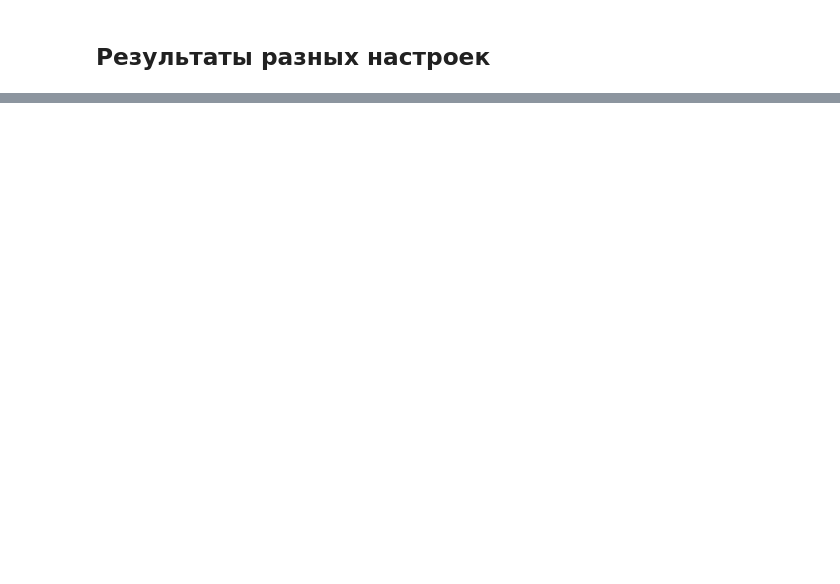
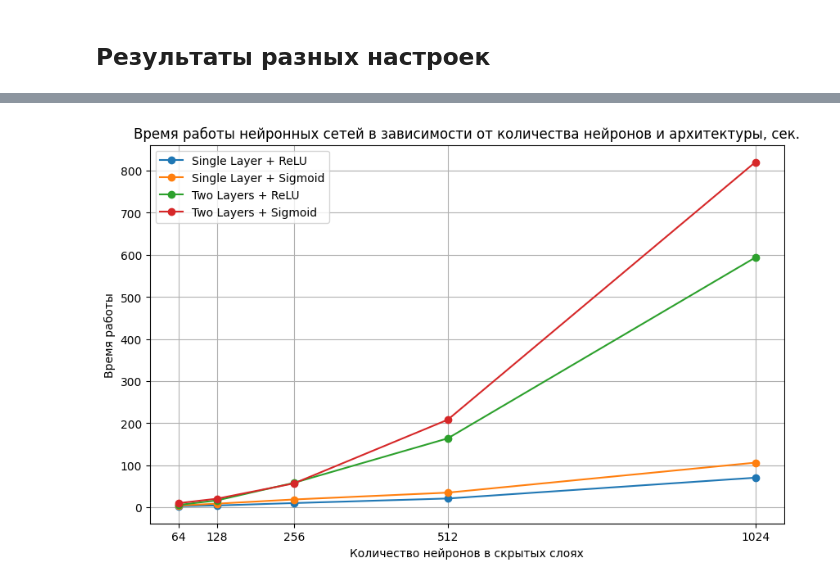
Before and after one commit to FREDY129053/AI_Systems_LABS, a Jupyter notebook: Lab_3_6.ipynb, the cells around one changed output, grey strips where cells are left out. Drawn from its saved outputs; the diff is of its cells as text; code cells hidden in the pictures; blank space fills up the shorter version.

Commit message:
add: work time counter

```diff
--- a/Lab_3_6.ipynb
+++ b/Lab_3_6.ipynb
@@ -95,5 +104,5 @@ model_lin_reg = nn.Sequential(
     nn.Linear(X_train.shape[1], 1)
 )
 
-learn_model(model_lin_reg)
+learn_model(model_lin_reg, model_name="Линейная регрессия")
 # %% [output]
@@ -910,0 +916,45 @@ plt.show()
+# %%
+import matplotlib.pyplot as plt
+
+nn_work_time = {k: v for k, v in work_time.items() if 'Нейронка' in k}
+
+neurons = [64, 128, 256, 512, 1024]
+
+rmse_groups = {
+    'Single Layer + ReLU': [],
+    'Single Layer + Sigmoid': [],
+    'Two Layers + ReLU': [],
+    'Two Layers + Sigmoid': []
+}
+
+for name, rmse in nn_work_time.items():
+    if 'ReLU' in name:
+        if '*2' in name:
+            rmse_groups['Two Layers + ReLU'].append(rmse)
+        else:
+            rmse_groups['Single Layer + ReLU'].append(rmse)
+    elif 'Sigmoid' in name:
+        if '*2' in name:
+            rmse_groups['Two Layers + Sigmoid'].append(rmse)
+        else:
+            rmse_groups['Single Layer + Sigmoid'].append(rmse)
+
+for key in rmse_groups:
+    sorted_pairs = sorted(zip(neurons, rmse_groups[key]))
+    rmse_groups[key] = [rmse for neuron, rmse in sorted_pairs]
+
+plt.figure(figsize=(10, 6))
+
+for label, data in rmse_groups.items():
+    if data:
+        plt.plot(neurons, data, marker='o', label=label)
+
+plt.xlabel('Количество нейронов в скрытых слоях')
+plt.ylabel('Время работы')
+plt.title('Время работы нейронных сетей в зависимости от количества нейронов и архитектуры, сек.')
+plt.xticks(neurons)
+plt.legend()
+plt.grid(True)
+plt.show()
+# %% [output]
+[figure, added]
```
Also changed, not shown: parts of 27 cells of this notebook.
